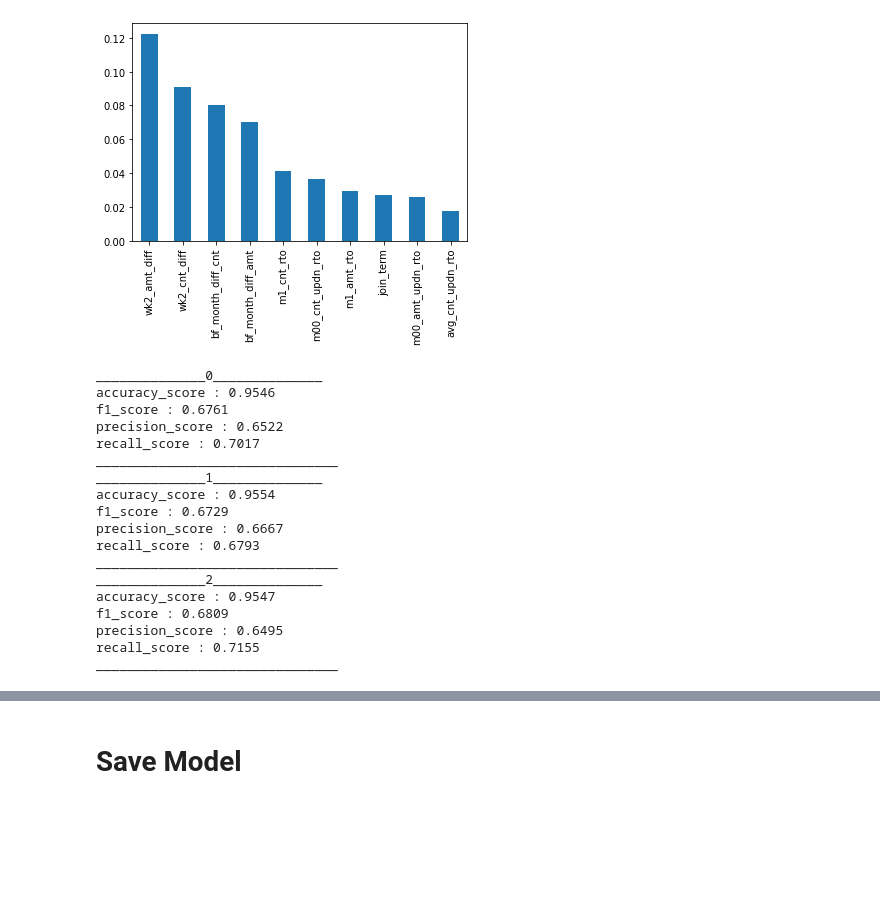
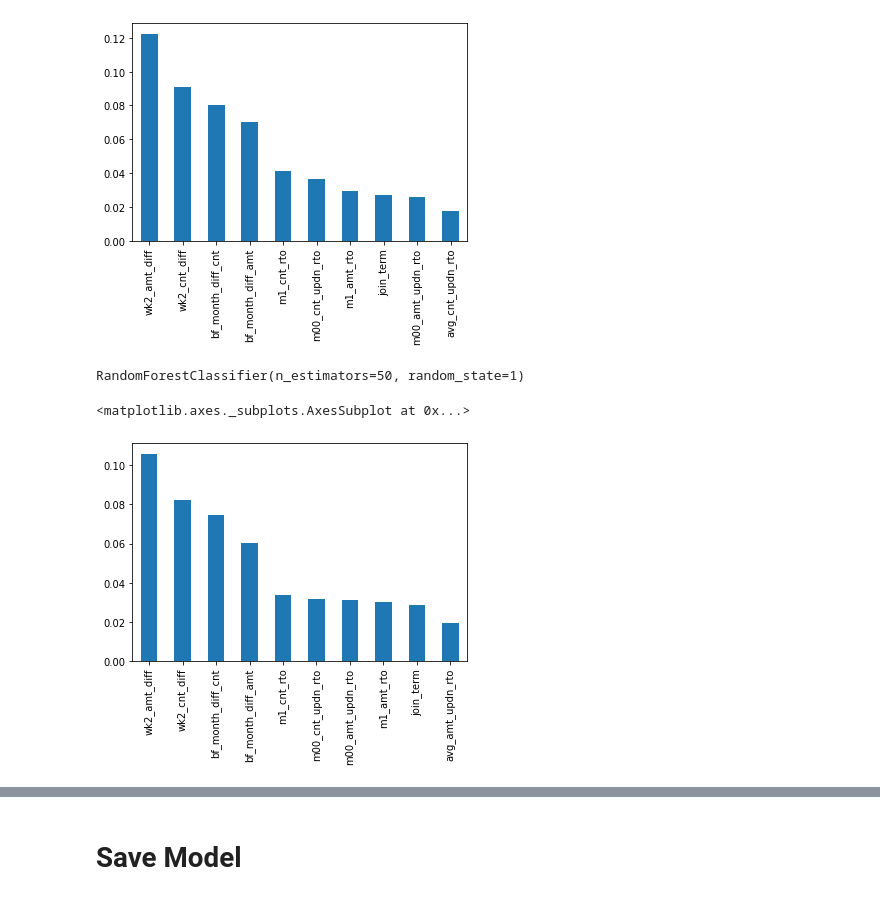
Before and after one commit to Yoon-Alex/churn_list, a Jupyter notebook: old/churn_model.ipynb, the cells around one changed output, grey strips where cells are left out. Cells and saved outputs as stored; diff of their text form; code cells hidden in the pictures; blank space fills up the shorter version.

```diff
--- a/old/churn_model.ipynb
+++ b/old/churn_model.ipynb
@@ -303,36 +282,13 @@ feature_scores[:10].plot(kind = 'bar')
 # %% [output]
 <matplotlib.axes._subplots.AxesSubplot at 0x...>
 [figure]
-# %%
-for idx, (train_index, test_index) in enumerate(skf.split(X, y)):
-    X_train, X_test = X[train_index], X[test_index]
-    y_train, y_test = y[train_index], y[test_index]
-
-    best_model.fit(X_train, y_train)
-    y_prob = best_model.predict_proba(X_test)
-    y_pred = (y_prob[:,1] >= 0.35).astype("int")
-    print(f"______________{idx}______________")
-    print(f"accuracy_score : {accuracy_score(y_test, y_pred):0.4f}")
-    print(f"f1_score : {f1_score(y_test, y_pred):0.4f}")
-    print(f"precision_score : {precision_score(y_test, y_pred):0.4f}")
-    print(f"recall_score : {recall_score(y_test, y_pred):0.4f}")
-    print(f"_______________________________")
-# %% [output]
-______________0______________
-accuracy_score : 0.9546
-f1_score : 0.6761
-precision_score : 0.6522
-recall_score : 0.7017
-_______________________________
-______________1______________
-accuracy_score : 0.9554
-f1_score : 0.6729
-precision_score : 0.6667
-recall_score : 0.6793
-_______________________________
-______________2______________
-accuracy_score : 0.9547
-f1_score : 0.6809
-precision_score : 0.6495
-recall_score : 0.7155
-_______________________________
+# %%
+rf.fit(X, y)
+# %% [output]
+RandomForestClassifier(n_estimators=50, random_state=1)
+# %%
+feature_scores = pd.Series(rf.feature_importances_, index=reg_churn_model.drop(['reg_no','churn_yn'], axis = 1).columns).sort_values(ascending=False)
+feature_scores[:10].plot(kind = 'bar')
+# %% [output]
+<matplotlib.axes._subplots.AxesSubplot at 0x...>
+[figure, added]
```
Also changed, not shown: parts of 20 cells of this notebook, 1 other file.
